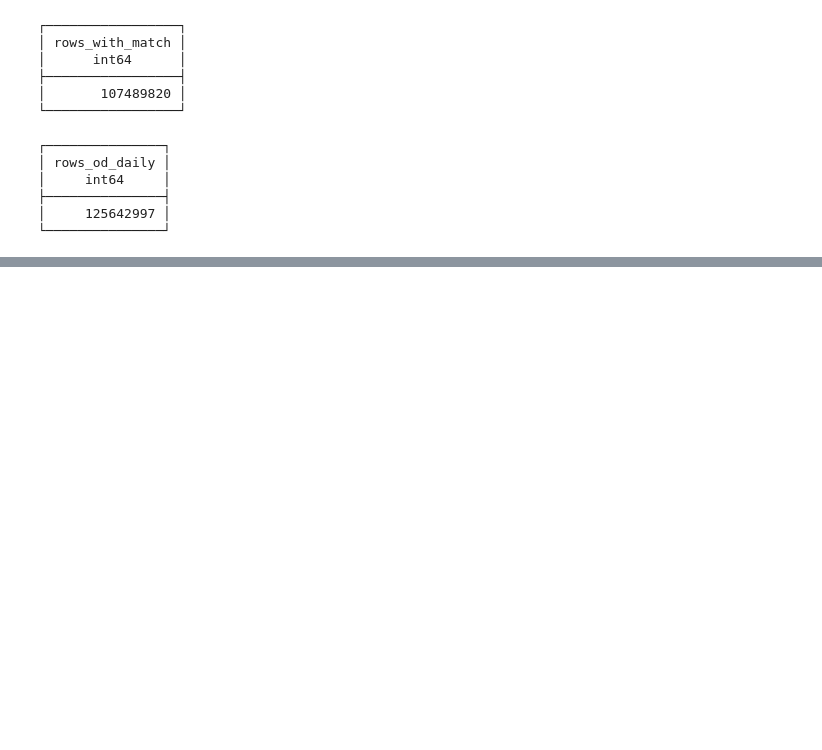
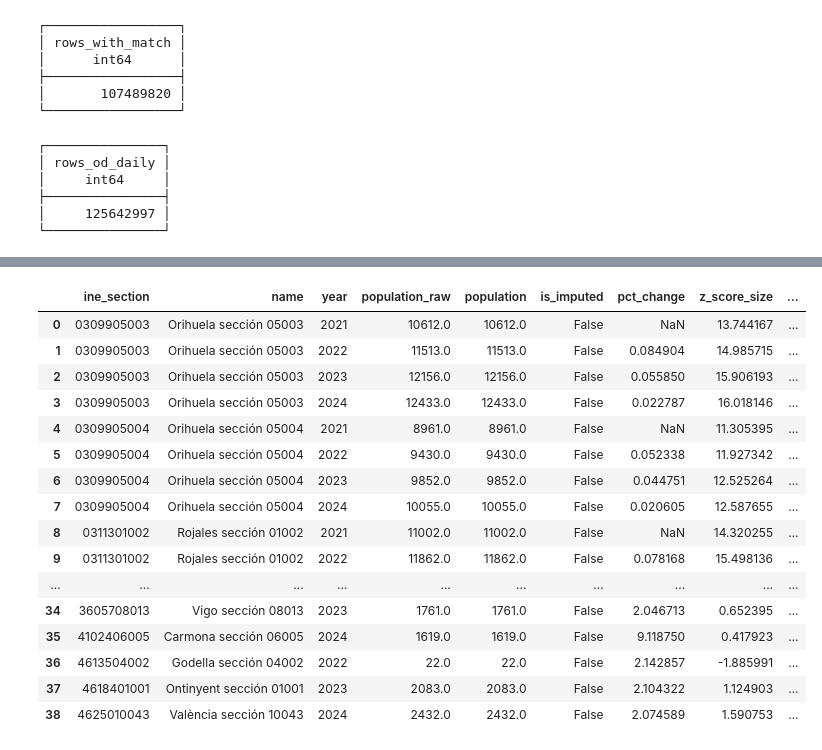
Before and after one commit to AleacionFerrica/BDET_mobility, a Jupyter notebook: duck_lake.ipynb, the cells around one changed output, grey strips where cells are left out. Cells and saved outputs as stored; diff of their text form; code cells hidden in the pictures; blank space fills up the shorter version.

```diff
--- a/duck_lake.ipynb
+++ b/duck_lake.ipynb
@@ -1407,0 +1977,22 @@ FROM silver.od_daily;
+# %%
+
+
+display(con.sql(f"SELECT * FROM {target_table} WHERE is_atypical = TRUE ").df())
+# %% [output]
+|  | ine_section | name | year | population_raw | population | is_imputed | pct_change | z_score_size | ... |
+| 0 | 0309905003 | Orihuela sección 05003 | 2021 | 10612.0 | 10612.0 | False | NaN | 13.744167 | ... |
+| 1 | 0309905003 | Orihuela sección 05003 | 2022 | 11513.0 | 11513.0 | False | 0.084904 | 14.985715 | ... |
+| 2 | 0309905003 | Orihuela sección 05003 | 2023 | 12156.0 | 12156.0 | False | 0.055850 | 15.906193 | ... |
+| 3 | 0309905003 | Orihuela sección 05003 | 2024 | 12433.0 | 12433.0 | False | 0.022787 | 16.018146 | ... |
+| 4 | 0309905004 | Orihuela sección 05004 | 2021 | 8961.0 | 8961.0 | False | NaN | 11.305395 | ... |
+| 5 | 0309905004 | Orihuela sección 05004 | 2022 | 9430.0 | 9430.0 | False | 0.052338 | 11.927342 | ... |
+| 6 | 0309905004 | Orihuela sección 05004 | 2023 | 9852.0 | 9852.0 | False | 0.044751 | 12.525264 | ... |
+| 7 | 0309905004 | Orihuela sección 05004 | 2024 | 10055.0 | 10055.0 | False | 0.020605 | 12.587655 | ... |
+| 8 | 0311301002 | Rojales sección 01002 | 2021 | 11002.0 | 11002.0 | False | NaN | 14.320255 | ... |
+| 9 | 0311301002 | Rojales sección 01002 | 2022 | 11862.0 | 11862.0 | False | 0.078168 | 15.498136 | ... |
+| ... | ... | ... | ... | ... | ... | ... | ... | ... | ... |
+| 34 | 3605708013 | Vigo sección 08013 | 2023 | 1761.0 | 1761.0 | False | 2.046713 | 0.652395 | ... |
+| 35 | 4102406005 | Carmona sección 06005 | 2024 | 1619.0 | 1619.0 | False | 9.118750 | 0.417923 | ... |
+| 36 | 4613504002 | Godella sección 04002 | 2022 | 22.0 | 22.0 | False | 2.142857 | -1.885991 | ... |
+| 37 | 4618401001 | Ontinyent sección 01001 | 2023 | 2083.0 | 2083.0 | False | 2.104322 | 1.124903 | ... |
+| 38 | 4625010043 | València sección 10043 | 2024 | 2432.0 | 2432.0 | False | 2.074589 | 1.590753 | ... |
```
Also changed, not shown: parts of 46 cells of this notebook, 4 other files.
